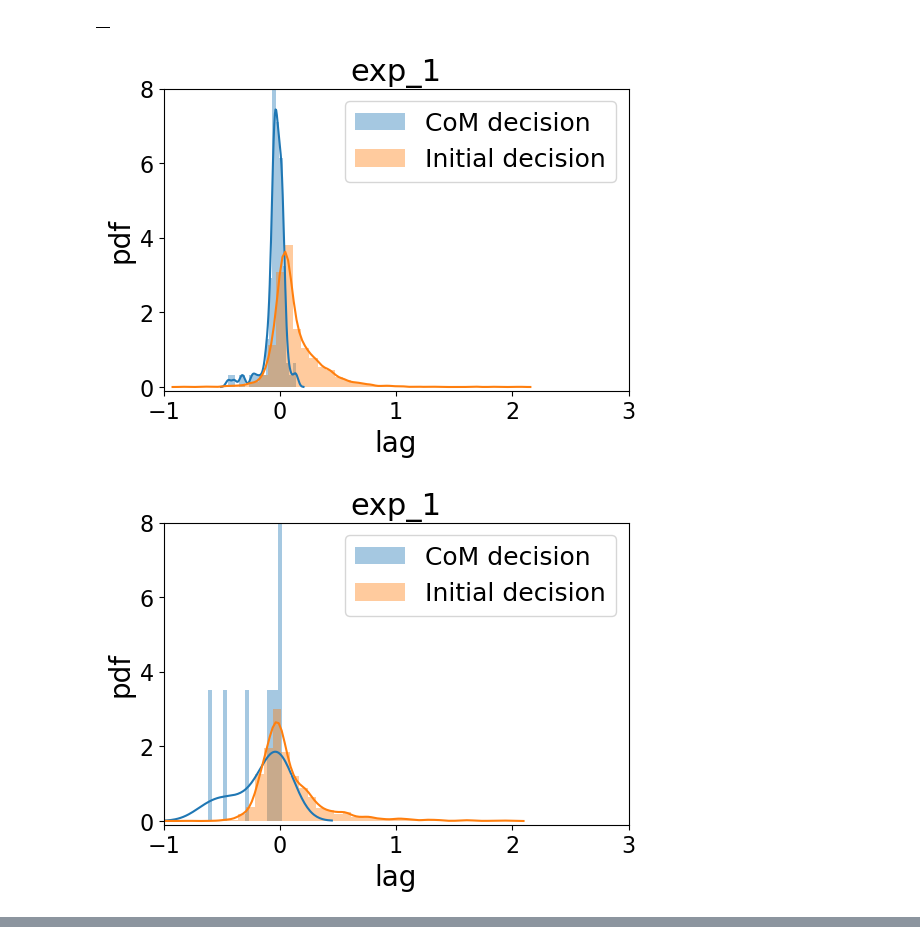
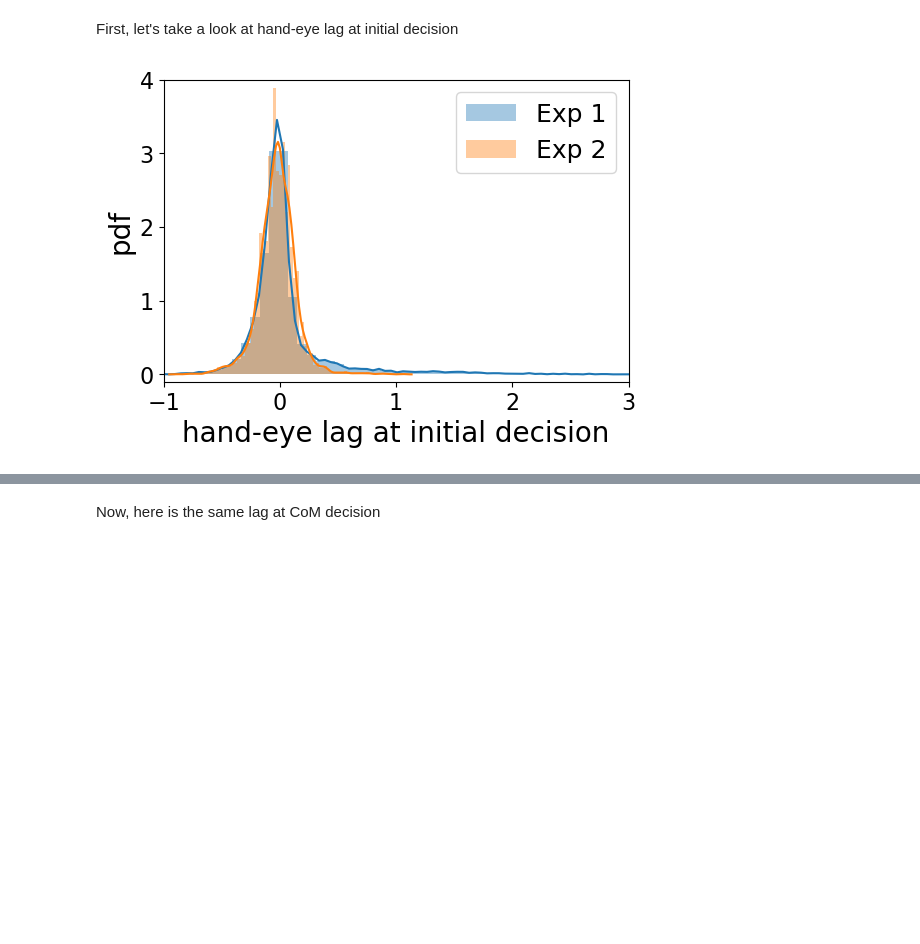
Before and after one commit to cherepaha/eyehandrdk, a Jupyter notebook: eye_hand_lags.ipynb, the cells around one changed output, grey strips where cells are left out. Cells and saved outputs as stored; diff of their text form; code cells hidden in the pictures; blank space fills up the shorter version.

Commit message:
Hand-eye lag analysis cleaned
Not much left there after cleaning though

```diff
--- a/eye_hand_lags.ipynb
+++ b/eye_hand_lags.ipynb
@@ -123,3 +40,0 @@ def append_com_lag(choices, dynamics):
-# %%
-choices_1 = append_com_lag(choices_1, dynamics_1)
-choices_2 = append_com_lag(choices_2, dynamics_2)
@@ -224,20 +41,15 @@ plot_var_vs_t(trial, choices, dynamics, var='mouse_v')
+# %% [markdown]
+First, let's take a look at hand-eye lag at initial decision
 # %%
-def plot_ID_com_lag_dist(choices, exp):
-    plt.figure()
-    choices_com = choices[choices.is_com]
-    ax = sns.distplot(choices_com[~np.isnan(choices.com_lag)].com_lag, label='CoM decision', bins=20)
-    ax = sns.distplot(choices[~np.isinf(choices.ID_lag)].ID_lag, label='Initial decision', bins=40, ax=ax)
+def plot_ID_lag_dist(choices_1, choices_2):
+    ax = sns.distplot(choices_1.loc[~np.isinf(choices_1.ID_lag), 'ID_lag'], label='Exp 1', bins=80)
+    ax = sns.distplot(choices_2.loc[~np.isinf(choices_2.ID_lag), 'ID_lag'], label='Exp 2', bins=80, ax=ax)
     ax.set_xlim((-1,3))
-    ax.set_ylim((-0.1,8))
-    ax.set_xlabel('lag')
+    ax.set_ylim((-0.1,4))
+    ax.set_xlabel('hand-eye lag at initial decision')
     ax.set_ylabel('pdf')
-    plt.title(exp)
     plt.legend()
-# plot_ID_com_lag_dist(choices_1, exp_1)
-# plot_ID_com_lag_dist(choices_2, exp_2)
-choices_1.groupby('subj_id').apply(lambda c: plot_ID_com_lag_dist(c, exp_1))
-choices_2.groupby('subj_id').apply(lambda c: plot_ID_com_lag_dist(c, exp_2))
+
+plot_ID_lag_dist(choices_1, choices_2)
 # %% [output]
-|  |
-[figure, old version]
+[figure, new version]
-[figure, removed]
@@ -251 +56,3 @@ choices_2.groupby('subj_id').apply(lambda c: plot_ID_com_lag_dist(c, exp_2))
+# %% [markdown]
+Now, here is the same lag at CoM decision
 # %%
```
Also changed, not shown: parts of 21 cells of this notebook, 3 other files.
